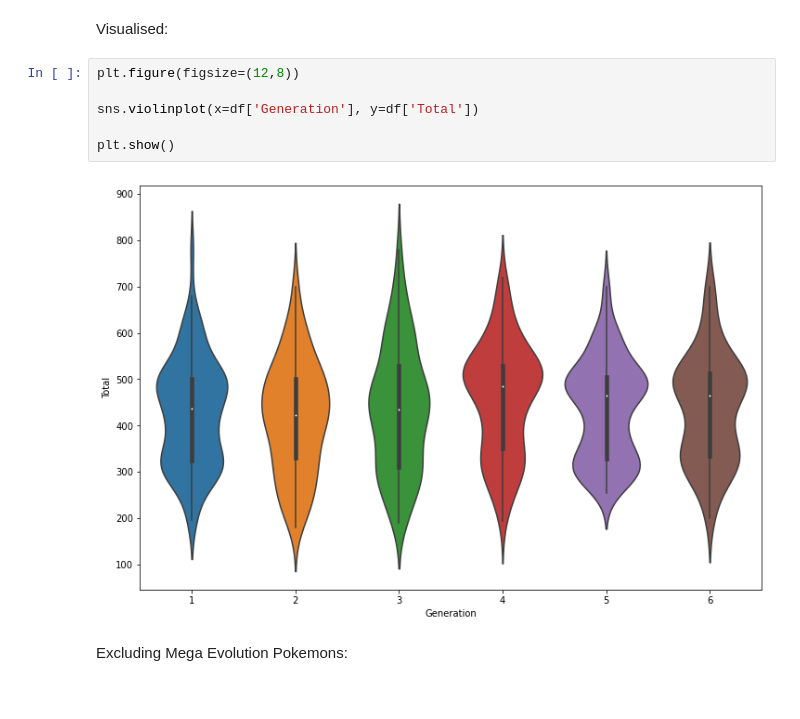
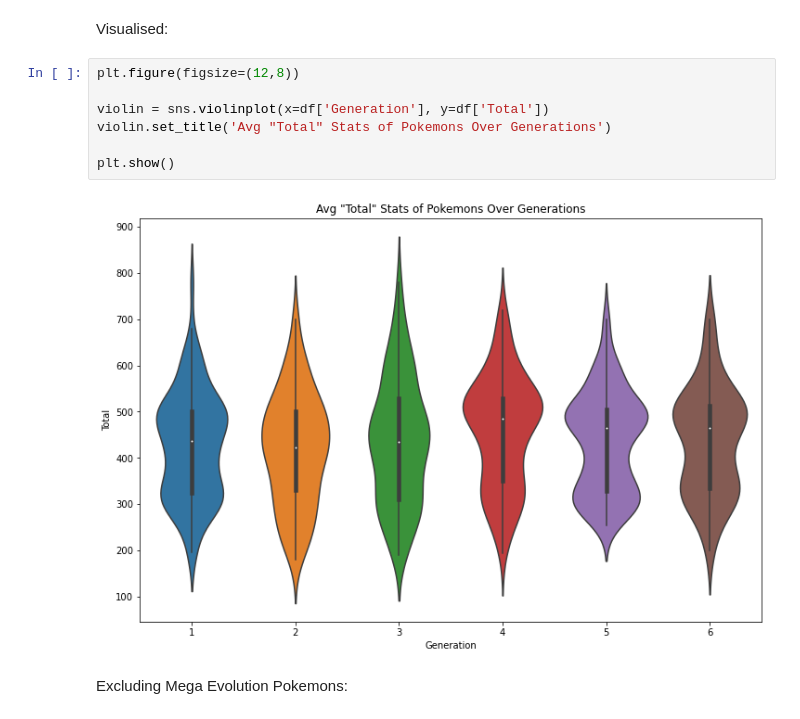
Before and after one commit to henrylin03/Pokemon, a Jupyter notebook: pokemon.ipynb, the cells around one changed output. Saved outputs shown, nothing was run; the diff lists cells and outputs as text.

Commit message:
add title to violinplot

```diff
--- a/pokemon.ipynb
+++ b/pokemon.ipynb
@@ -306,11 +306,12 @@ Visualised:
 # %%
 plt.figure(figsize=(12,8))
 
-sns.violinplot(x=df['Generation'], y=df['Total'])
+violin = sns.violinplot(x=df['Generation'], y=df['Total'])
+violin.set_title('Avg "Total" Stats of Pokemons Over Generations')
 
 plt.show()
 # %% [output]
-[figure, old version]
+[figure, new version]
 # %% [markdown]
 Excluding Mega Evolution Pokemons:
 # %%
```
Also changed, not shown: parts of 1 cell of this notebook.
